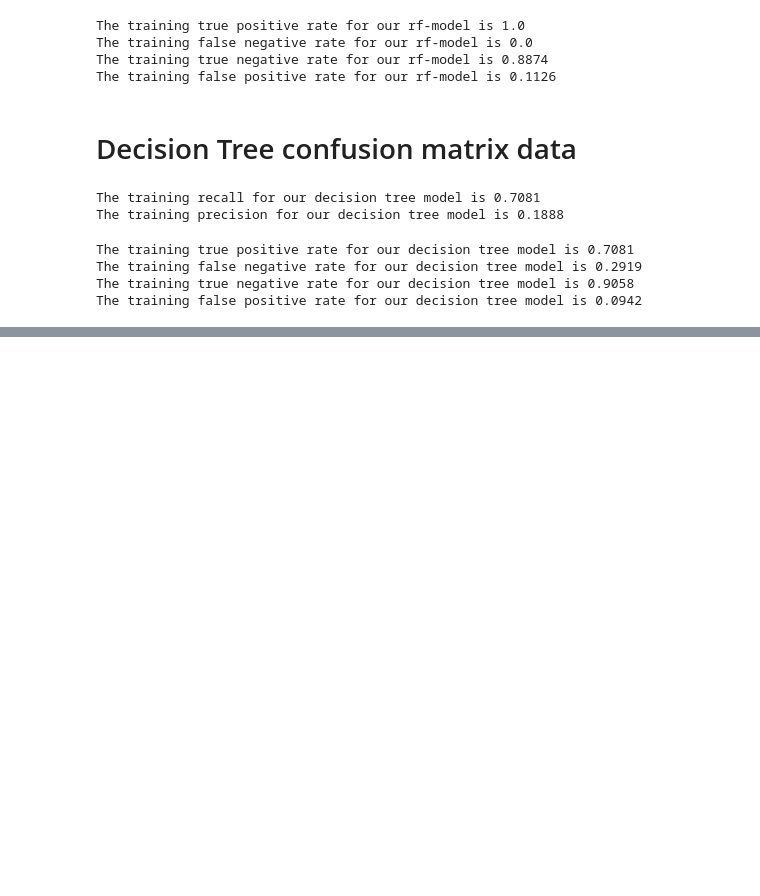
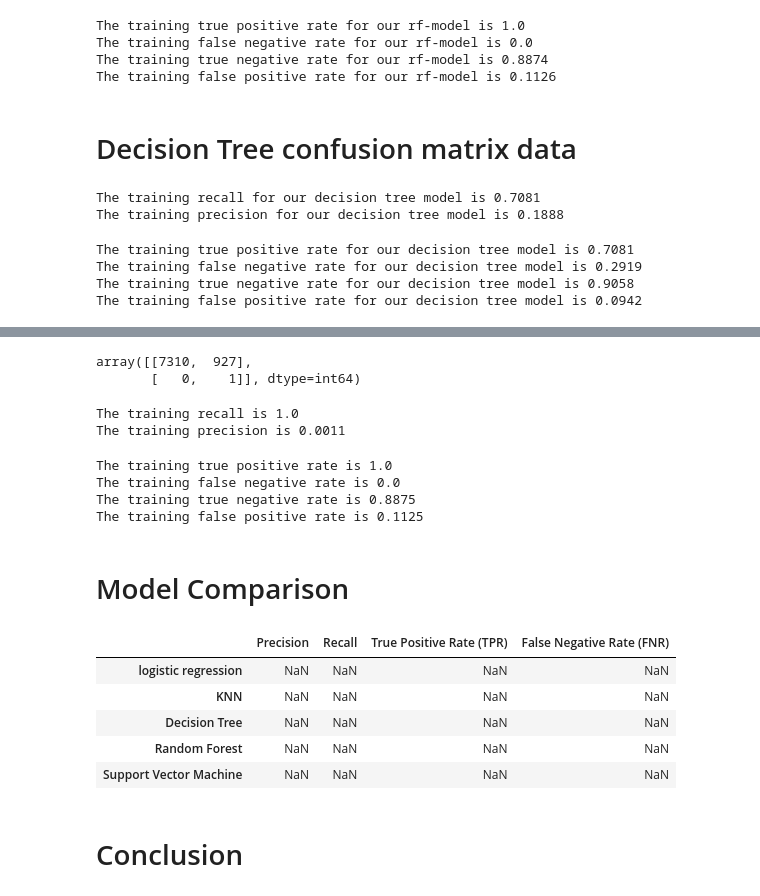
Before and after one commit to DrewAsh13/Erdos-2023_Project, a Jupyter notebook: Erdos_Project/Bank_Data_III.ipynb, the cells around one changed output, grey strips where cells are left out. Saved outputs shown, nothing was run; the diff lists cells and outputs as text; code cells hidden in the pictures; blank space fills up the shorter version.

```diff
--- a/Erdos_Project/Bank_Data_III.ipynb
+++ b/Erdos_Project/Bank_Data_III.ipynb
@@ -793,0 +952,6 @@ The training false positive rate for our decision tree model is 0.0942
+# %%
+cm_rf_test = confusion_matrix(preds_rf_test, bank_test['y'])
+cm_rf_test
+# %% [output]
+array([[7310,  927],
+       [   0,    1]], dtype=int64)
@@ -793,0 +963,49 @@ The training false positive rate for our decision tree model is 0.0942
+# %%
+print("The training recall is",
+      np.round(TP_rf_test/(TP_rf_test + FN_rf_test),4))
+
+print("The training precision is",
+      np.round(TP_rf_test/(TP_rf_test + FP_rf_test),4))
+# %% [output]
+The training recall is 1.0
+The training precision is 0.0011
+# %%
+## TPR
+print("The training true positive rate is",
+         np.round(TP_rf_test/(TP_rf_test+FN_rf_test),4))
+
+
+## FNR
+print("The training false negative rate is",
+         np.round(FN_rf_test/(TP_rf_test+FN_rf_test),4))
+
+
+
+## TNR
+print("The training true negative rate is",
+         np.round(TN_rf_test/(TN_rf_test+FP_rf_test),4))
+
+
+
+## FPR
+print("The training false positive rate is",
+         np.round(FP_rf_test/(FP_rf_test+TN_rf_test),4))
+# %% [output]
+The training true positive rate is 1.0
+The training false negative rate is 0.0
+The training true negative rate is 0.8875
+The training false positive rate is 0.1125
+# %% [markdown]
+# Model Comparison
+# %%
+model_summary = pd.DataFrame(index = ['logistic regression', 'KNN', 'Decision Tree', 'Random Forest', 'Support Vector Machine'], columns = ['Precision', 'Recall', 'True Positive Rate (TPR)', 'False Negative Rate (FNR)'])
+model_summary
+# %% [output]
+|  | Precision | Recall | True Positive Rate (TPR) | False Negative Rate (FNR) |
+| logistic regression | NaN | NaN | NaN | NaN |
+| KNN | NaN | NaN | NaN | NaN |
+| Decision Tree | NaN | NaN | NaN | NaN |
+| Random Forest | NaN | NaN | NaN | NaN |
+| Support Vector Machine | NaN | NaN | NaN | NaN |
+# %% [markdown]
+# Conclusion
```
Also changed, not shown: parts of 36 cells of this notebook, 2 other files.
